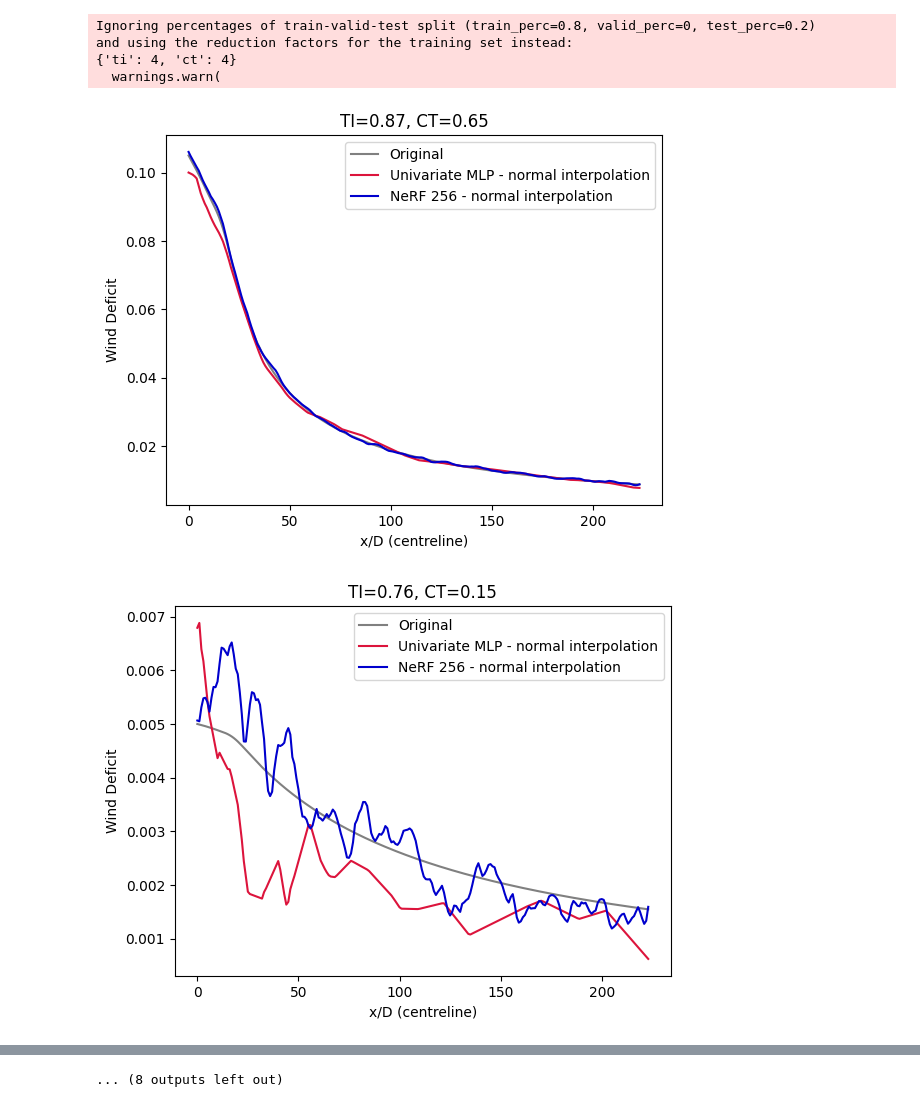
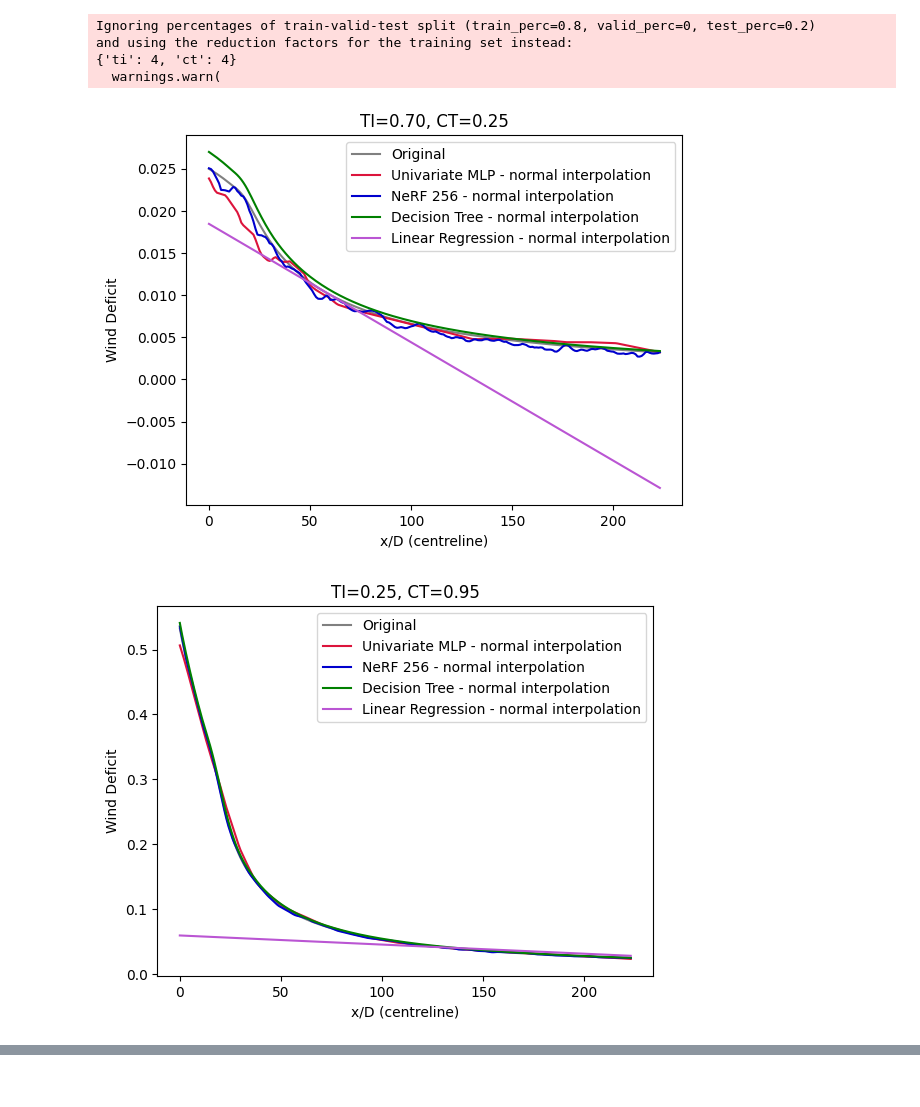
Before and after one commit to NiccoloMorabito/Ainslie-surrogate, a Jupyter notebook: result_analysis.ipynb, the cells around one changed output, grey strips where cells are left out. Drawn from its saved outputs; the diff is of its cells as text; code cells hidden in the pictures.

```diff
--- a/result_analysis.ipynb
+++ b/result_analysis.ipynb
@@ -494,7 +603,7 @@ output_space = test_dataset.outputs.shape[1]
 
 models = list()
 model_descs = list()
-model_colors = ["crimson", "mediumblue"]
+model_colors = ["crimson", "mediumblue", "green", "mediumorchid"]
 
 # UNIVARIATE NN
 hidden_layers_units = [50, 250]
@@ -567,34 +676,48 @@ model.eval()
 
 models.append(model)
 model_descs.append(model_desc)
+
+# DECISION TREE
+model = DecisionTreeRegressor()
+model.fit(train_dataset.inputs, train_dataset.outputs)
+model_desc = "Decision Tree - normal interpolation"
+models.append(model)
+model_descs.append(model_desc)
+
+# LINEAR REGRESSION
+model = LinearRegression()
+model.fit(train_dataset.inputs, train_dataset.outputs)
+model_desc = "Linear Regression - normal interpolation"
+models.append(model)
+model_descs.append(model_desc)
 # %%
 random.shuffle(field_indices)
 
-for field_idx in field_indices[:20]:
+for field_idx in field_indices[:5]: #TODO
     plt.figure()
     init = True
     for i, model in enumerate(models):
         ti, ct, _, wake_field, predicted_wake_field = \
             test_dataset.get_parameters_for_plotting_univariate(model, field_idx)
 
         # TODO move this stuff to plotting.py
         original_centerline = wake_field[:, 16:17].squeeze(1).detach().numpy()
         predicted_centerline = predicted_wake_field[:, 16:17].squeeze(1).detach().numpy()
         if init:
             # plot original
             plt.plot(original_centerline, label=f'Original', color='grey')
             init = False
 
         # Plot predicted_centerline
         plt.plot(predicted_centerline, label=model_descs[i], color=model_colors[i])
 
         plt.xlabel('x/D (centreline)')
         plt.ylabel('Wind Deficit')
         plt.title(f"TI={ti:.2f}, CT={ct:.2f}")
         plt.legend()
         # TODO end
 
     plt.show()  # Show the plot for each field_idx
 # %% [output]
-[figure, old version]
+[figure, new version]
-[figure, old version]
+[figure, new version]
@@ -611 +726,0 @@ for field_idx in field_indices[:20]:
-... (8 outputs left out)
```
Also changed, not shown: parts of 16 cells of this notebook.
